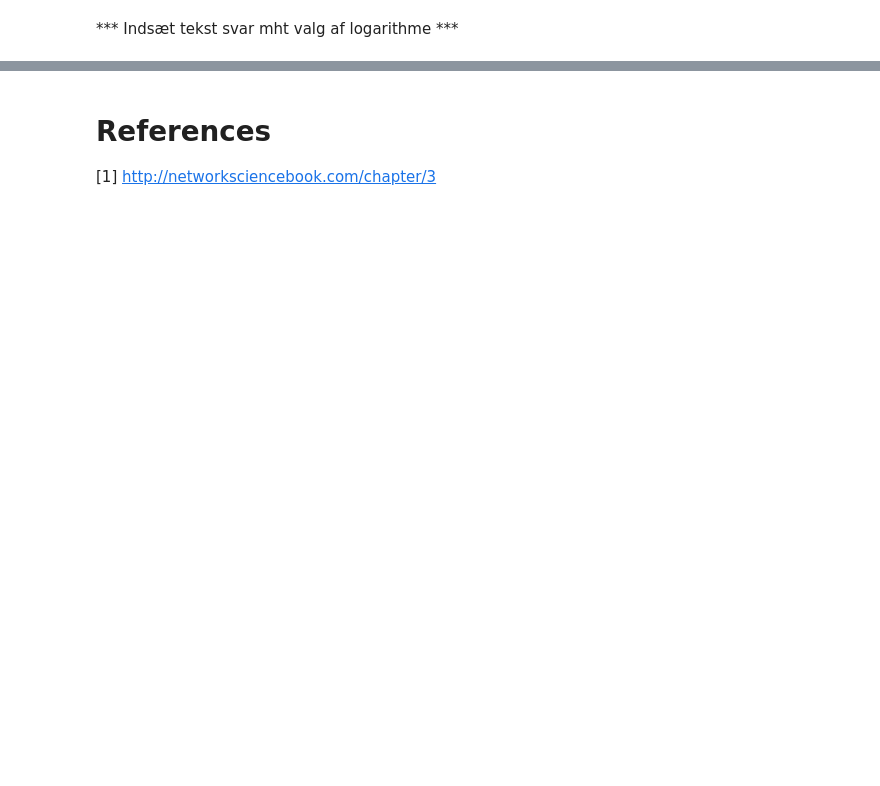
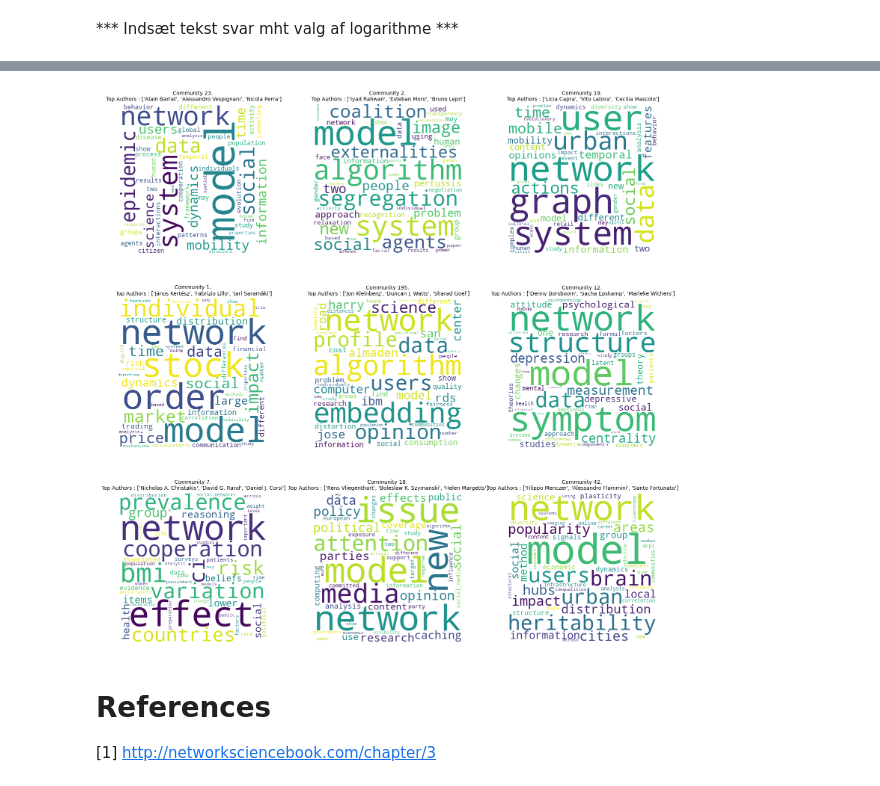
Before and after one commit to KarolineKlan/Assignments_ComSocSci2024, a Jupyter notebook: Assignment2.ipynb, the cells around one changed output, grey strips where cells are left out. Saved outputs shown, nothing was run; the diff lists cells and outputs as text; code cells hidden in the pictures; blank space fills up the shorter version.

```diff
--- a/Assignment2.ipynb
+++ b/Assignment2.ipynb
@@ -565,14 +562,16 @@ for c in top_5_communities: # Loop over 5 largest communities
 
     # Retrieve all tokens used throughout the abstracts tied to authors from the community
     community_tokens = []
+    token_doc_frequency = Counter()
     for idx, work in enumerate(Works):
+
         tokens = list(df_merged_authors.loc[df_merged_authors["id"] == work, "Tokens"])[0]
-        community_tokens += tokens
-    token_f = Counter(community_tokens)
+        token_doc_frequency.update(set(tokens))
+
 
     # Calculate IDF score based on the df of the individual tokens
     idf_scores[c] = {}
-    for token, freq in token_f.items():
+    for token, freq in token_doc_frequency.items():
         idf_scores[c][token] = np.log2(len(Works) / freq)
 
 # Plot the top 5 IDF words along with their score for each community
@@ -707,3 +676,36 @@ for c in Top_9_communities:
+# %%
+Author_df = pd.read_csv('data/IC2S2_all_authors.csv')
+
+top_tfidf_words = {}
+Top_com_authors = {}
+for c in Top_9_communities:
+    Top_com_authors[c] = [list(Author_df.loc[Author_df['id']==top_authors[c][i]].display_name)[0] for i in range(3)]
+    top_tfidf_words[c] = [word[0] for word in sorted(TF_IDF[c].items(), key=lambda x: x[1], reverse=True)[:50]]
+
+
+
+
+# Create a 3x3 grid of subplots
+fig, axs = plt.subplots(3, 3, figsize=(16, 16))
+
+# Iterate through each subplot position and word frequency data
+for (i, j), c in zip(product(range(3), repeat=2), Top_9_communities):
+    # Generate word cloud for the current data
+    data = " ".join(top_tfidf_words[c])
+    wordcloud = WordCloud(width=400, height=400, background_color='white').generate(data)
+
+    # Plot the word cloud on the corresponding subplot
+    axs[i, j].imshow(wordcloud, interpolation='bilinear')
+    axs[i, j].set_title(f'Community {c}.\n Top Authors : {Top_com_authors[c]}',fontsize = 10)
+    axs[i, j].axis('off')
+
+# Adjust layout to prevent overlap
+plt.tight_layout()
+plt.subplots_adjust(left=0.05, right=0.95, top=0.95, bottom=0.05, wspace=0.3, hspace=0.3)
+
+plt.show()
+# %% [output]
+[figure, added]
 # %% [markdown]
 # References
 
```
Also changed, not shown: parts of 5 cells of this notebook.
